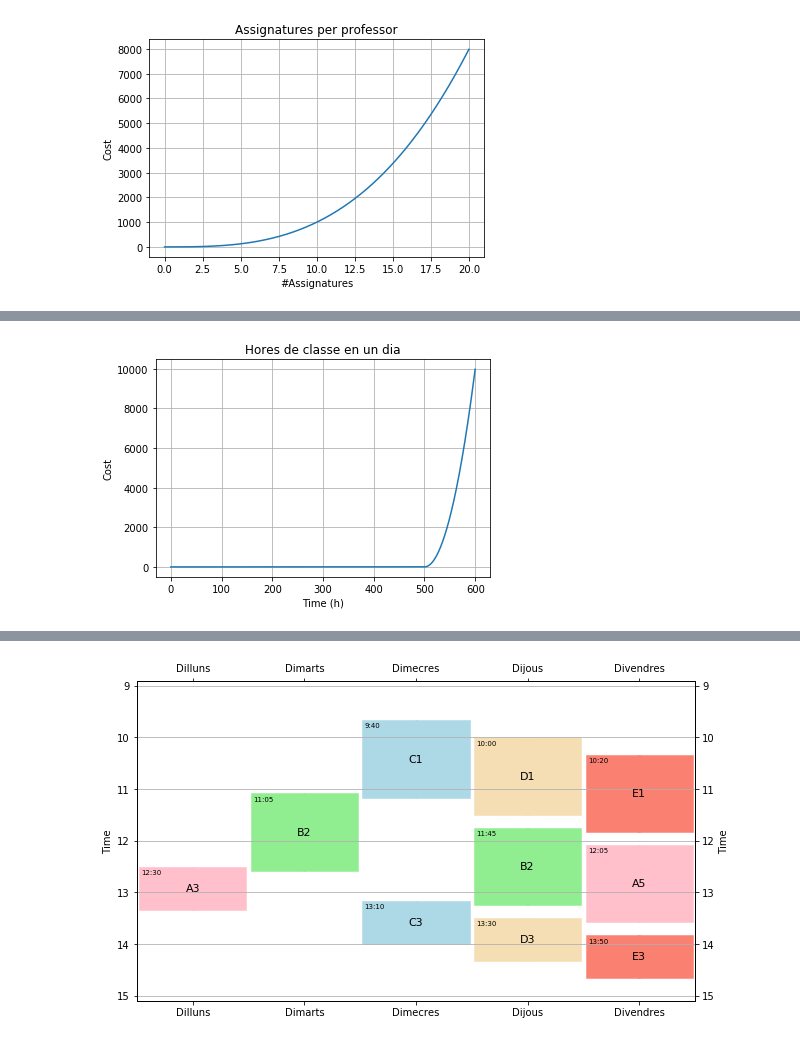
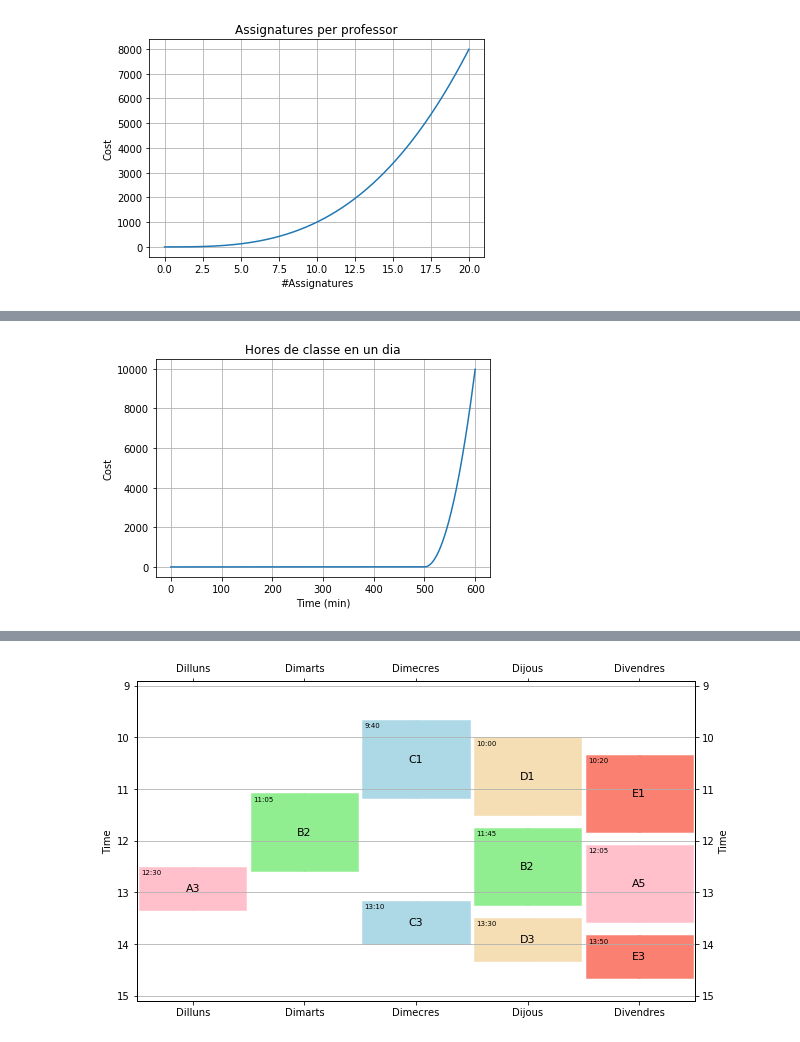
Before and after one commit to auctionize/asset-distribution-systems, a Jupyter notebook: PD_Plots/plots.ipynb, the cells around one changed output, grey strips where cells are left out. Saved outputs shown, nothing was run; the diff lists cells and outputs as text; code cells hidden in the pictures.

```diff
--- a/PD_Plots/plots.ipynb
+++ b/PD_Plots/plots.ipynb
@@ -31,7 +38,7 @@ plot(t,s, "Assignatures per professor", "#Assignatures")
 # %%
 # Hores per dia
 t = np.arange(0, 10*60, 0.1)
 s = np.concatenate([np.zeros(5000), np.power(t[:1000], 2)])
-plot(t, s, "Hores de classe en un dia")
+plot(t, s, "Hores de classe en un dia", "Time (min)");
 # %% [output]
-[figure, old version]
+[figure, new version]
```
Also changed, not shown: parts of 2 cells of this notebook, 7 other files.
